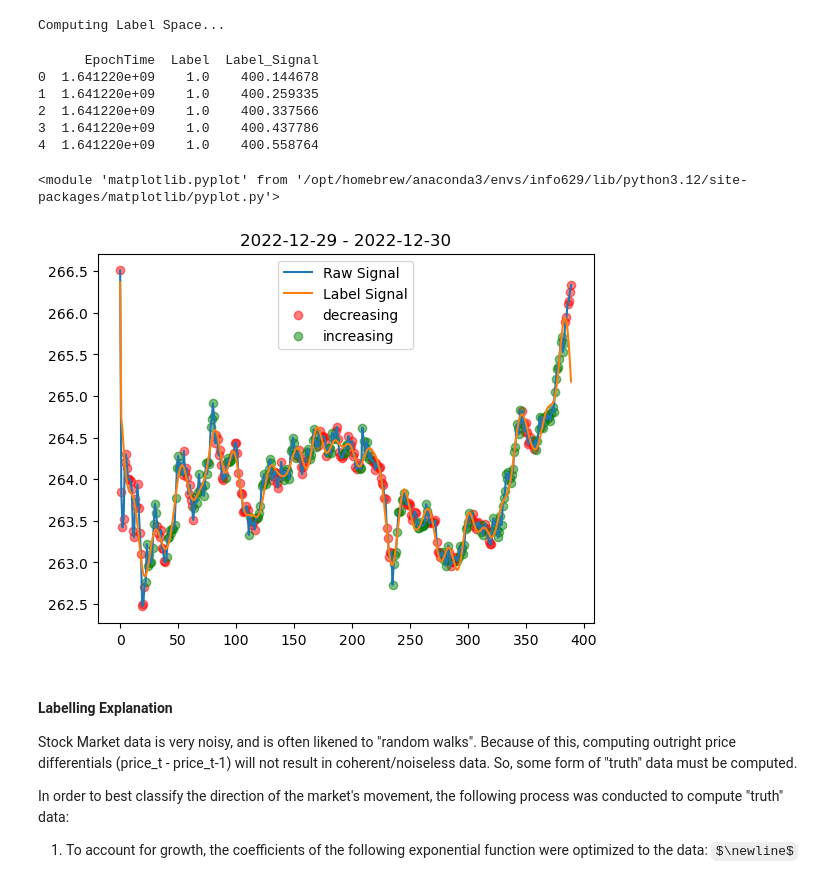
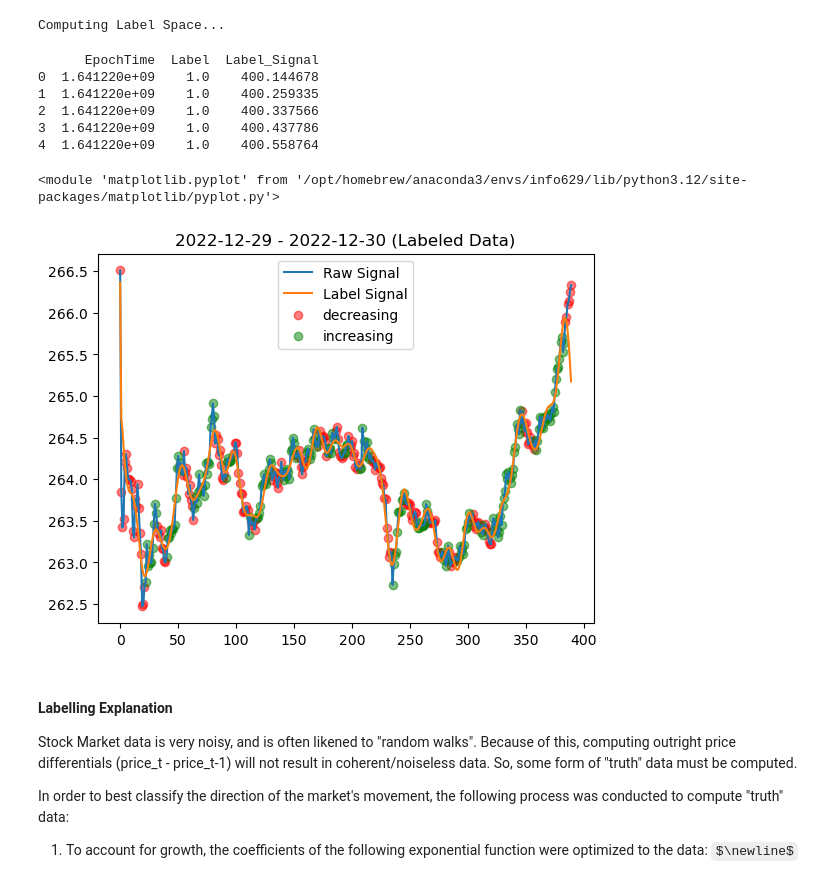
Before and after one commit to sindarian/market-trend-classification, a Jupyter notebook: analysis_driver.ipynb, the cells around one changed output. Saved outputs shown, nothing was run; the diff lists cells and outputs as text; code cells hidden in the pictures; some formulas as TeX source.

```diff
--- a/analysis_driver.ipynb
+++ b/analysis_driver.ipynb
@@ -16,26 +16,26 @@ warnings.filterwarnings('ignore')
 # %%
 # read in data
 data_df = pd.read_csv('./data/qqq_2022.csv')
 
 # produce truth labels
 print('Computing Label Space...')
 label_df = labeller.driver(data_df, 21, 'Close')
 print(label_df.head())
 
 # plot data/labels/label signal
 sig_col = 'Close'
 forecast_sig_col = 'Forecast ' + sig_col
-ps.plot_label_over_signal(data_df.iloc[-390:], label_df.iloc[-390:], sig_col)
+ps.plot_label_over_signal(data_df.iloc[-390:], label_df.iloc[-390:], sig_col, 'Labeled Data')
 # %% [output]
 Computing Label Space...
       EpochTime  Label  Label_Signal
 0  1.641220e+09    1.0    400.144678
 1  1.641220e+09    1.0    400.259335
 2  1.641220e+09    1.0    400.337566
 3  1.641220e+09    1.0    400.437786
 4  1.641220e+09    1.0    400.558764
 <module 'matplotlib.pyplot' from '/opt/homebrew/anaconda3/envs/info629/lib/python3.12/site-packages/matplotlib/pyplot.py'>
-[figure, old version]
+[figure, new version]
 # %% [markdown]
 #### Labelling Explanation
 
```
Also changed, not shown: parts of 6 cells of this notebook, 4 other files.
